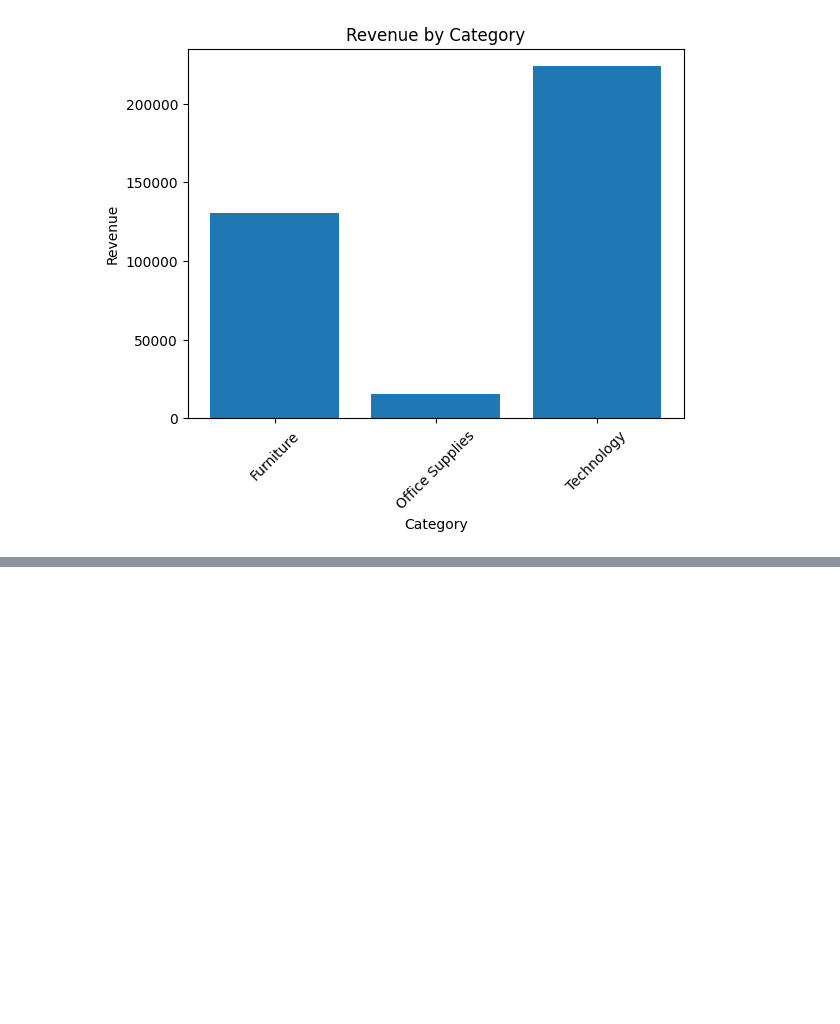
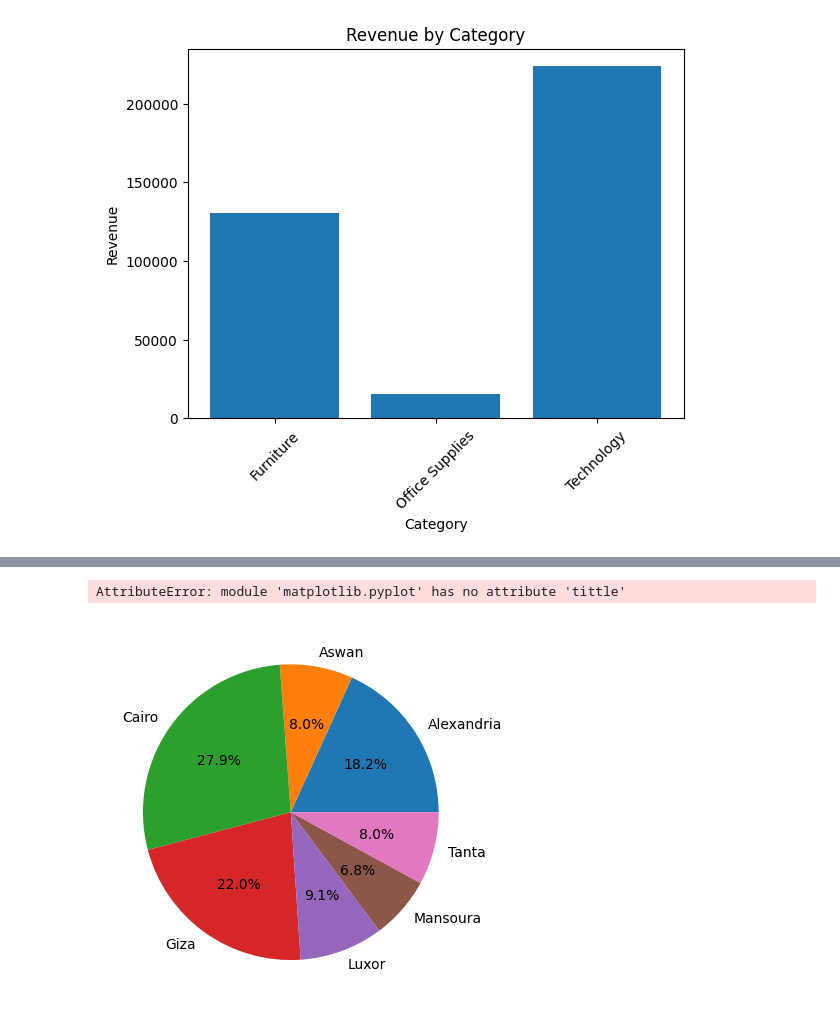
Before and after one commit to mohamed21-finite/AMIT_AI97, a Jupyter notebook: src/python/session_11/Code/data_visualize.ipynb, the cells around one changed output, grey strips where cells are left out. Cells and saved outputs as stored; diff of their text form; code cells hidden in the pictures; blank space fills up the shorter version.

```diff
--- a/src/python/session_11/Code/data_visualize.ipynb
+++ b/src/python/session_11/Code/data_visualize.ipynb
@@ -113,0 +145,3 @@ plt.xticks(rotation=45)
+# %%
+profit_by_city = df.groupby('city')['profit'].sum().reset_index()
+profit_by_city
@@ -113,0 +157,8 @@ plt.xticks(rotation=45)
+# %%
+plt.show()
+plt.pie(profit_by_city['profit'], labels=profit_by_city['city'], autopct='%1.1f%%')
+plt.tittle('Profit Distribution by City')
+plt.show()
+# %% [output]
+AttributeError: module 'matplotlib.pyplot' has no attribute 'tittle'
+[figure, added]
```
Also changed, not shown: parts of 14 cells of this notebook, 4 other files.
